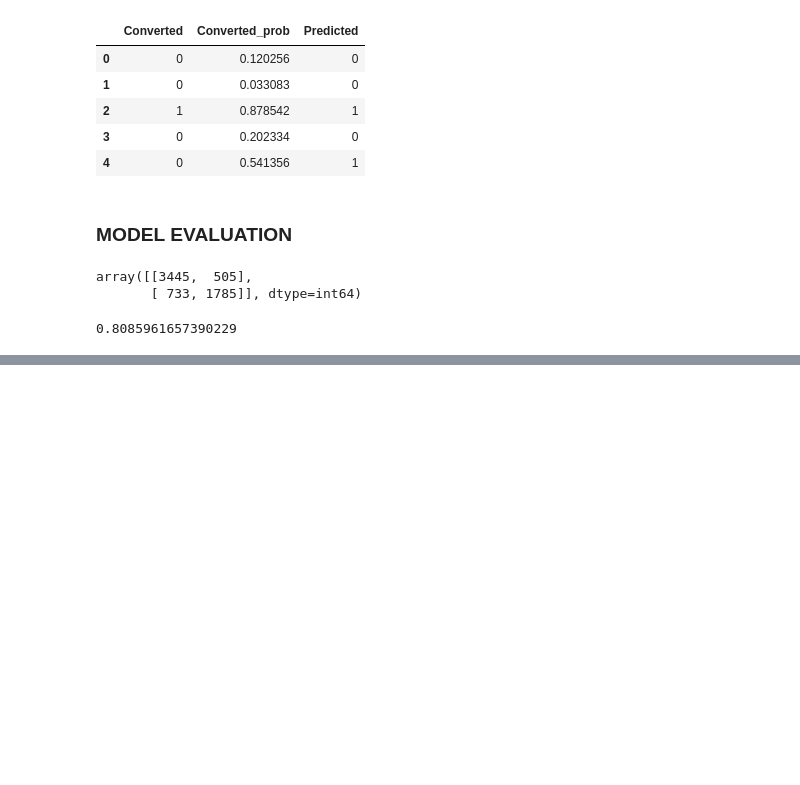
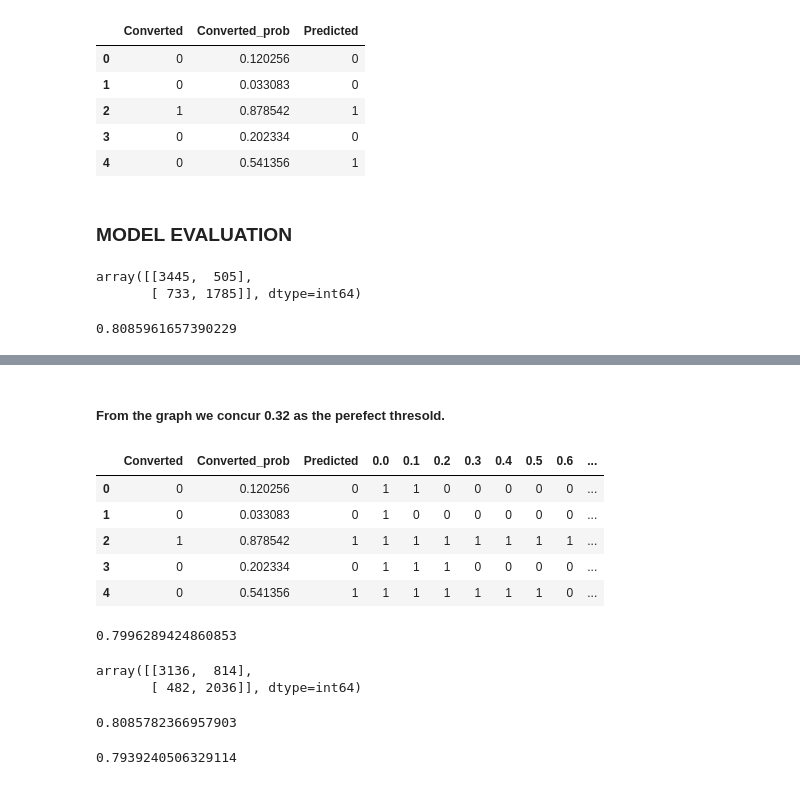
Before and after one commit to D-skywalkerr/Case_study-Leads_scoring, a Jupyter notebook: Leads_scoring.ipynb, the cells around one changed output, grey strips where cells are left out. Cells and saved outputs as stored; diff of their text form; code cells hidden in the pictures; blank space fills up the shorter version.

```diff
--- a/Leads_scoring.ipynb
+++ b/Leads_scoring.ipynb
@@ -1707,0 +1812,25 @@ print(metrics.accuracy_score(y_train_pred_final.Converted, y_train_pred_final.Pr
+# %% [markdown]
+##### From the graph we concur 0.32 as the perefect thresold.
+# %%
+# We'll be Choosing a cut-off probability point of 0.36 to find the new predicted converted flag
+y_train_pred_final['final_predicted'] = y_train_pred_final.Converted_prob.map( lambda x: 1 if x > 0.36 else 0)
+y_train_pred_final.head()
+# %% [output]
+|  | Converted | Converted_prob | Predicted | 0.0 | 0.1 | 0.2 | 0.3 | 0.4 | 0.5 | 0.6 | ... |
+| 0 | 0 | 0.120256 | 0 | 1 | 1 | 0 | 0 | 0 | 0 | 0 | ... |
+| 1 | 0 | 0.033083 | 0 | 1 | 0 | 0 | 0 | 0 | 0 | 0 | ... |
+| 2 | 1 | 0.878542 | 1 | 1 | 1 | 1 | 1 | 1 | 1 | 1 | ... |
+| 3 | 0 | 0.202334 | 0 | 1 | 1 | 1 | 0 | 0 | 0 | 0 | ... |
+| 4 | 0 | 0.541356 | 1 | 1 | 1 | 1 | 1 | 1 | 1 | 0 | ... |
+# %%
+# Check the new overall accuracy
+metrics.accuracy_score(y_train_pred_final.Converted, y_train_pred_final.final_predicted)
+# %% [output]
+0.7996289424860853
+# %%
+# Creating confusion matrix
+confusion2 = metrics.confusion_matrix(y_train_pred_final.Converted, y_train_pred_final.final_predicted )
+confusion2
+# %% [output]
+array([[3136,  814],
+       [ 482, 2036]], dtype=int64)
@@ -1707,0 +1846,10 @@ print(metrics.accuracy_score(y_train_pred_final.Converted, y_train_pred_final.Pr
+# %%
+# Calculating the sensitivity
+TP/(TP+FN)
+# %% [output]
+0.8085782366957903
+# %%
+# Calculating the specificity
+TN/(TN+FP)
+# %% [output]
+0.7939240506329114
```
Also changed, not shown: parts of 16 cells of this notebook.
